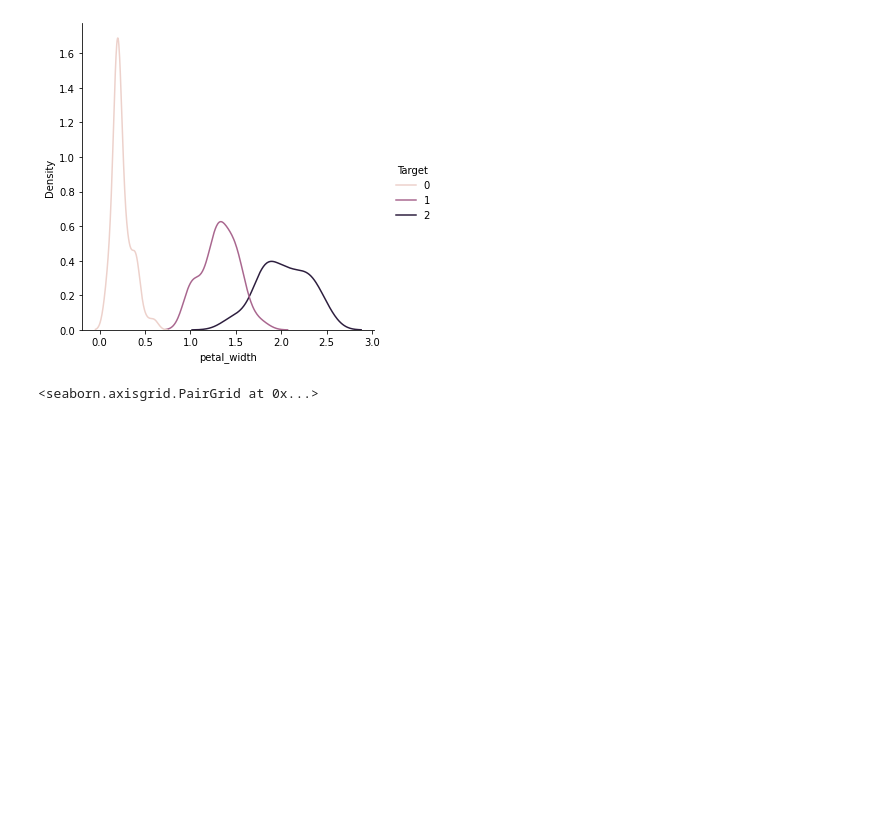
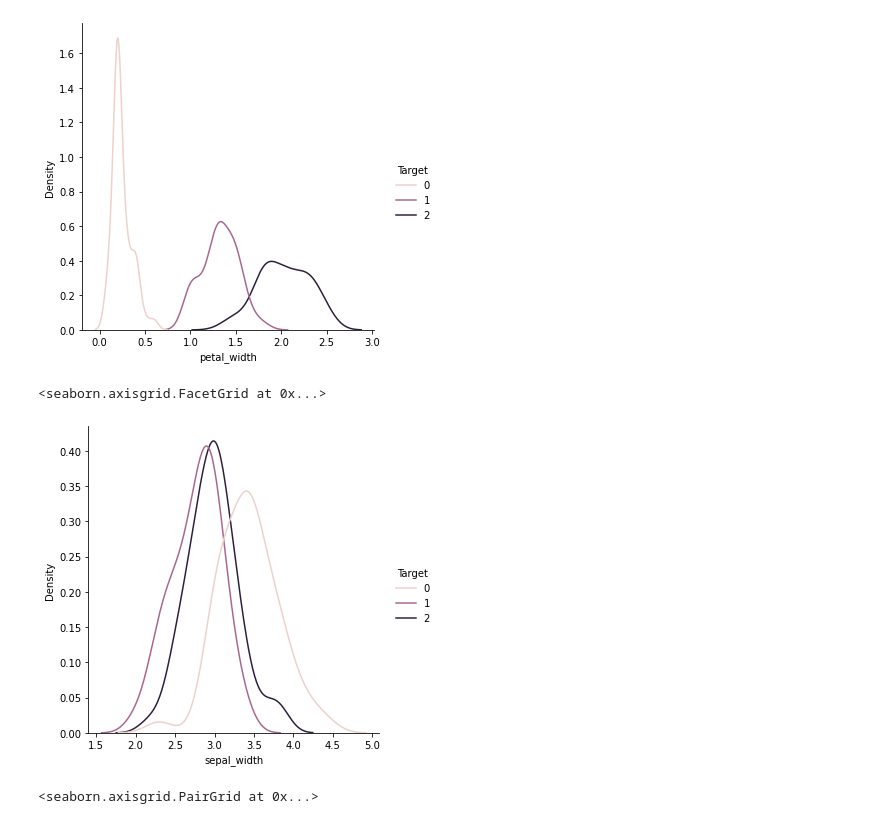
Before and after one commit to lemon6243/Algorism, a Jupyter notebook: iris.ipynb, the cells around one changed output. Saved outputs shown, nothing was run; the diff lists cells and outputs as text; code cells hidden in the pictures; blank space fills up the shorter version.

```diff
--- a/iris.ipynb
+++ b/iris.ipynb
@@ -233,6 +213,11 @@ sns.displot(x='petal_width', hue='Target', kind='kde', data=df)
 # %% [output]
 <seaborn.axisgrid.FacetGrid at 0x...>
 [figure]
+# %%
+sns.displot(x='sepal_width', hue='Target', kind='kde', data=df)
+# %% [output]
+<seaborn.axisgrid.FacetGrid at 0x...>
+[figure, added]
 # %%
 sns.pairplot(df, hue='Target', diag_kind='kde')
 # %% [output]
```
Also changed, not shown: parts of 21 cells of this notebook.
